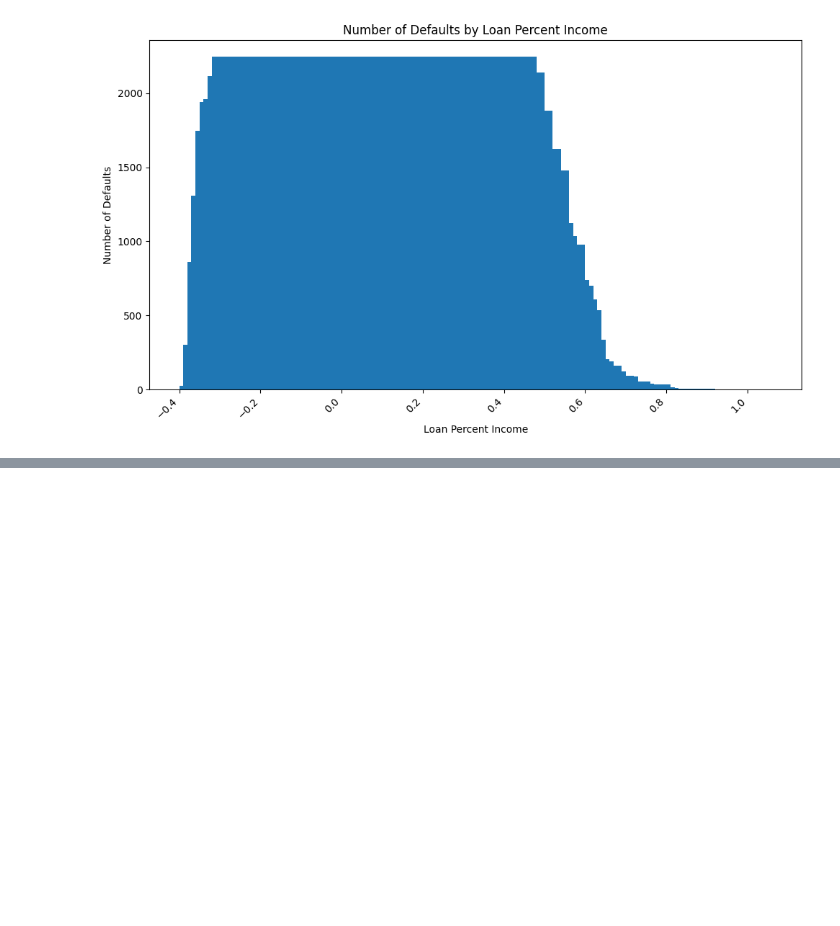
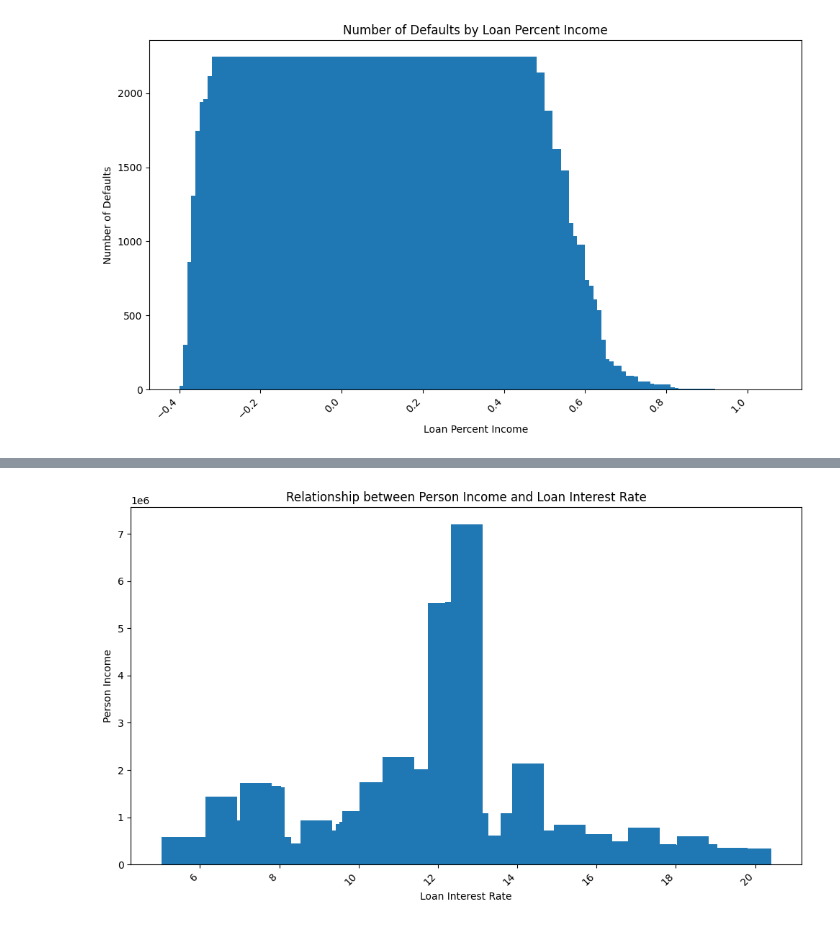
Before and after one commit to Number1MarsMan/googleColabProjects, a Jupyter notebook: Engineering-Ethan.ipynb, the cells around one changed output, grey strips where cells are left out. Cells and saved outputs as stored; diff of their text form; code cells hidden in the pictures; blank space fills up the shorter version.

```diff
--- a/Engineering-Ethan.ipynb
+++ b/Engineering-Ethan.ipynb
@@ -108,0 +118,19 @@ plt.show()
+# %%
+# prompt: Now make a graph to show the relationship between person_income(y) and loan_int_rate(x), make it a bar graph
+
+import pandas as pd
+import matplotlib.pyplot as plt
+
+# Assuming 'data' DataFrame is already loaded as in your previous code.
+
+# Create the bar plot
+plt.figure(figsize=(10, 6))
+plt.bar(data['loan_int_rate'], data['person_income'])
+plt.xlabel('Loan Interest Rate')
+plt.ylabel('Person Income')
+plt.title('Relationship between Person Income and Loan Interest Rate')
+plt.xticks(rotation=45, ha='right')
+plt.tight_layout()
+plt.show()
+# %% [output]
+[figure, added]
```
Also changed, not shown: parts of 3 cells of this notebook.
